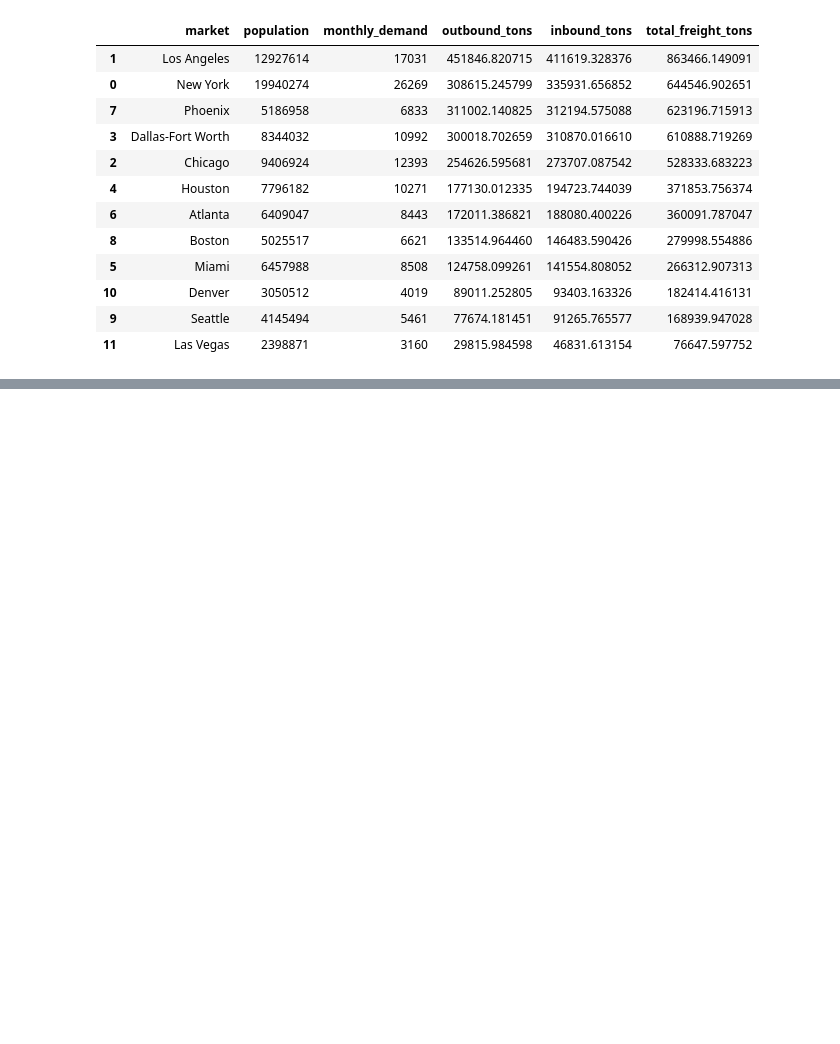
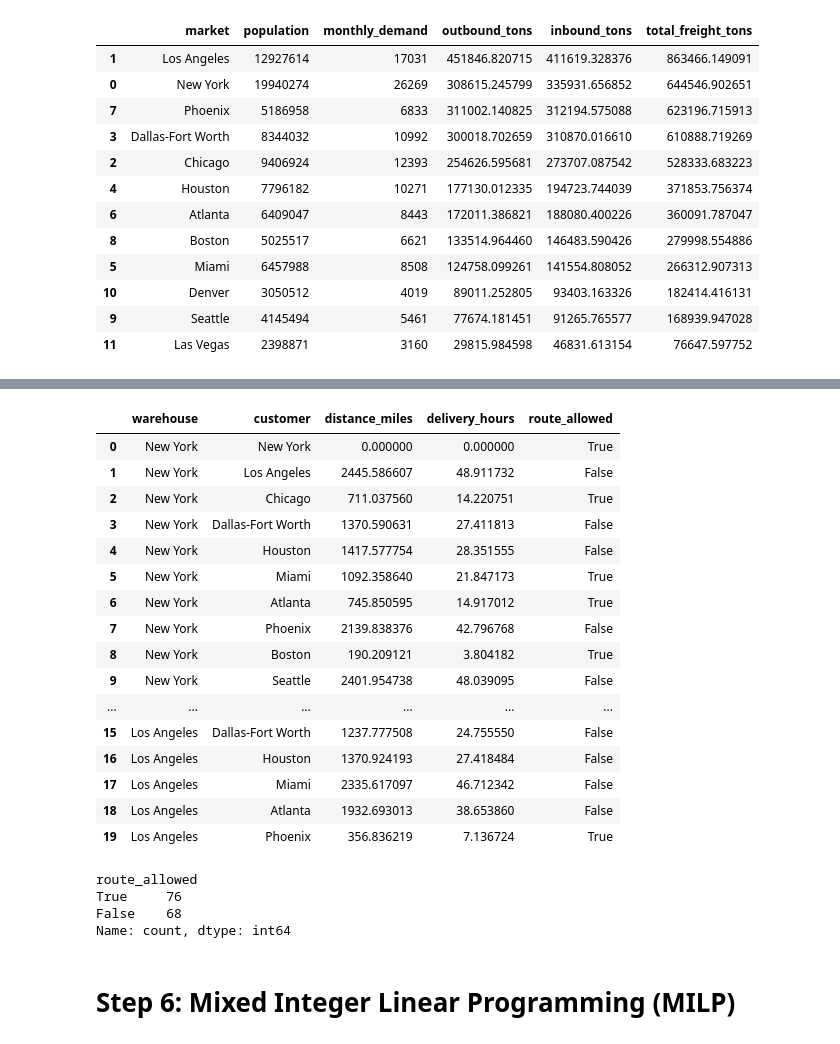
Before and after one commit to Ansarss/Ai_learning_experiments, a Jupyter notebook: Optimization_Techniques_Exercise_.ipynb, the cells around one changed output, grey strips where cells are left out. Cells and saved outputs as stored; diff of their text form; code cells hidden in the pictures; blank space fills up the shorter version.

```diff
--- a/Optimization_Techniques_Exercise_.ipynb
+++ b/Optimization_Techniques_Exercise_.ipynb
@@ -901,0 +979,14 @@ network_regions[
+# %%
+network_regions["fixed_cost"] = (
+    60000
+    +
+    40000
+    * (
+        network_regions["population"]
+        / network_regions["population"].max()
+    )
+).round().astype(int)
+
+network_regions[
+    ["market", "population", "capacity", "fixed_cost"]
+].sort_values("fixed_cost", ascending=False)
@@ -901,0 +1078,15 @@ network_regions[
+# %%
+COST_PER_UNIT_MILE = 0.04
+AVERAGE_TRUCK_SPEED = 50
+# %%
+routes["cost_per_unit"] = (
+    routes["distance_miles"]
+    * COST_PER_UNIT_MILE
+)
+
+routes["delivery_hours"] = (
+    routes["distance_miles"]
+    / AVERAGE_TRUCK_SPEED
+)
+
+routes.head()
@@ -901,0 +1100,40 @@ network_regions[
+# %%
+MAX_DELIVERY_HOURS = 24
+
+routes["route_allowed"] = (
+    routes["delivery_hours"] <= MAX_DELIVERY_HOURS
+)
+
+routes[
+    ["warehouse", "customer", "distance_miles",
+     "delivery_hours", "route_allowed"]
+].head(20)
+# %% [output]
+|  | warehouse | customer | distance_miles | delivery_hours | route_allowed |
+| 0 | New York | New York | 0.000000 | 0.000000 | True |
+| 1 | New York | Los Angeles | 2445.586607 | 48.911732 | False |
+| 2 | New York | Chicago | 711.037560 | 14.220751 | True |
+| 3 | New York | Dallas-Fort Worth | 1370.590631 | 27.411813 | False |
+| 4 | New York | Houston | 1417.577754 | 28.351555 | False |
+| 5 | New York | Miami | 1092.358640 | 21.847173 | True |
+| 6 | New York | Atlanta | 745.850595 | 14.917012 | True |
+| 7 | New York | Phoenix | 2139.838376 | 42.796768 | False |
+| 8 | New York | Boston | 190.209121 | 3.804182 | True |
+| 9 | New York | Seattle | 2401.954738 | 48.039095 | False |
+| ... | ... | ... | ... | ... | ... |
+| 15 | Los Angeles | Dallas-Fort Worth | 1237.777508 | 24.755550 | False |
+| 16 | Los Angeles | Houston | 1370.924193 | 27.418484 | False |
+| 17 | Los Angeles | Miami | 2335.617097 | 46.712342 | False |
+| 18 | Los Angeles | Atlanta | 1932.693013 | 38.653860 | False |
+| 19 | Los Angeles | Phoenix | 356.836219 | 7.136724 | True |
+# %%
+print(
+    routes["route_allowed"].value_counts()
+)
+# %% [output]
+route_allowed
+True     76
+False    68
+Name: count, dtype: int64
+# %% [markdown]
+# Step 6: Mixed Integer Linear Programming (MILP)
```
Also changed, not shown: parts of 29 cells of this notebook.
